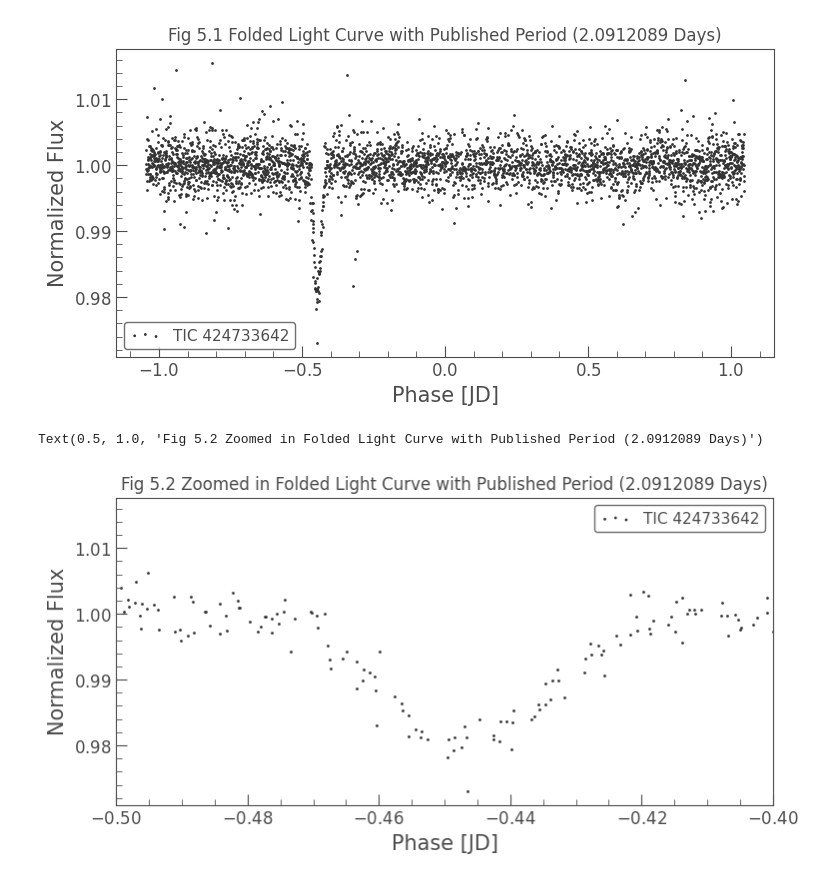
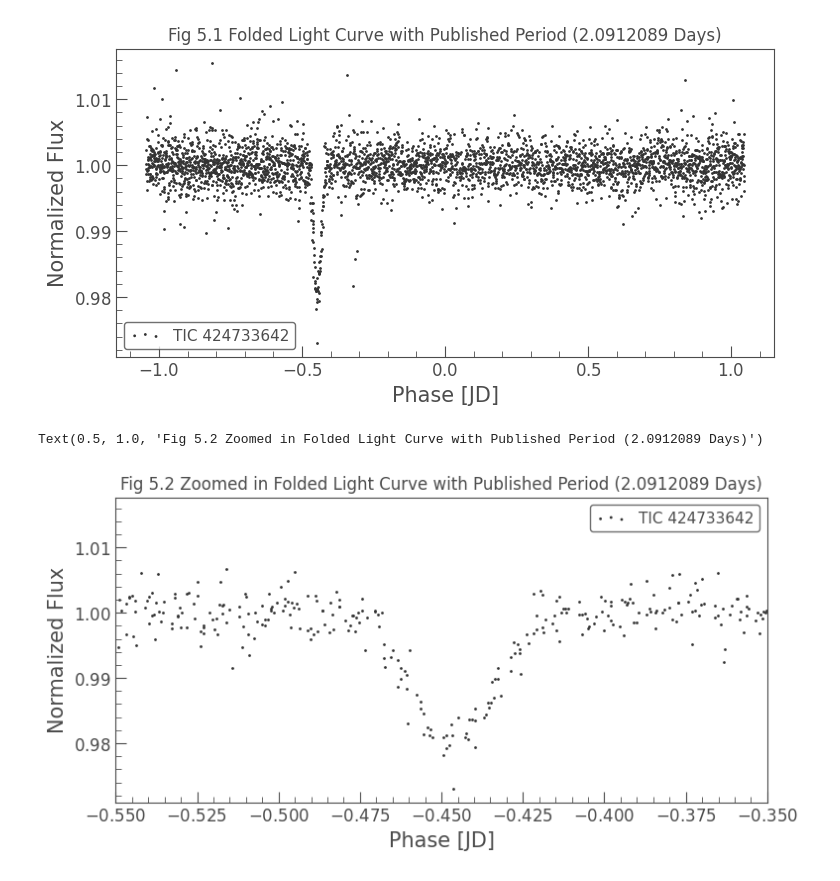
Before and after one commit to sophia268238/astronomy_ml, a Jupyter notebook: notebooks/TOI_1858.ipynb, the cells around one changed output. Saved outputs shown, nothing was run; the diff lists cells and outputs as text; code cells hidden in the pictures.

```diff
--- a/notebooks/TOI_1858.ipynb
+++ b/notebooks/TOI_1858.ipynb
@@ -116,11 +116,11 @@ Text(0.5, 1.0, 'Fig 5.1 Folded Light Curve with Published Period (2.0912089 Days
 [figure]
 # %%
 folded_lc.scatter();
-plt.xlim(-0.5, -0.4)
+plt.xlim(-0.55, -0.35)
 plt.title(f"Fig 5.2 Zoomed in Folded Light Curve with Published Period ({TRANSIT_PERIOD} Days)")
 # %% [output]
 Text(0.5, 1.0, 'Fig 5.2 Zoomed in Folded Light Curve with Published Period (2.0912089 Days)')
-[figure, old version]
+[figure, new version]
 # %%
 binned_lc = folded_lc.bin(time_bin_size=0.01)
 binned_lc.plot()
```
Also changed, not shown: parts of 2 cells of this notebook.
